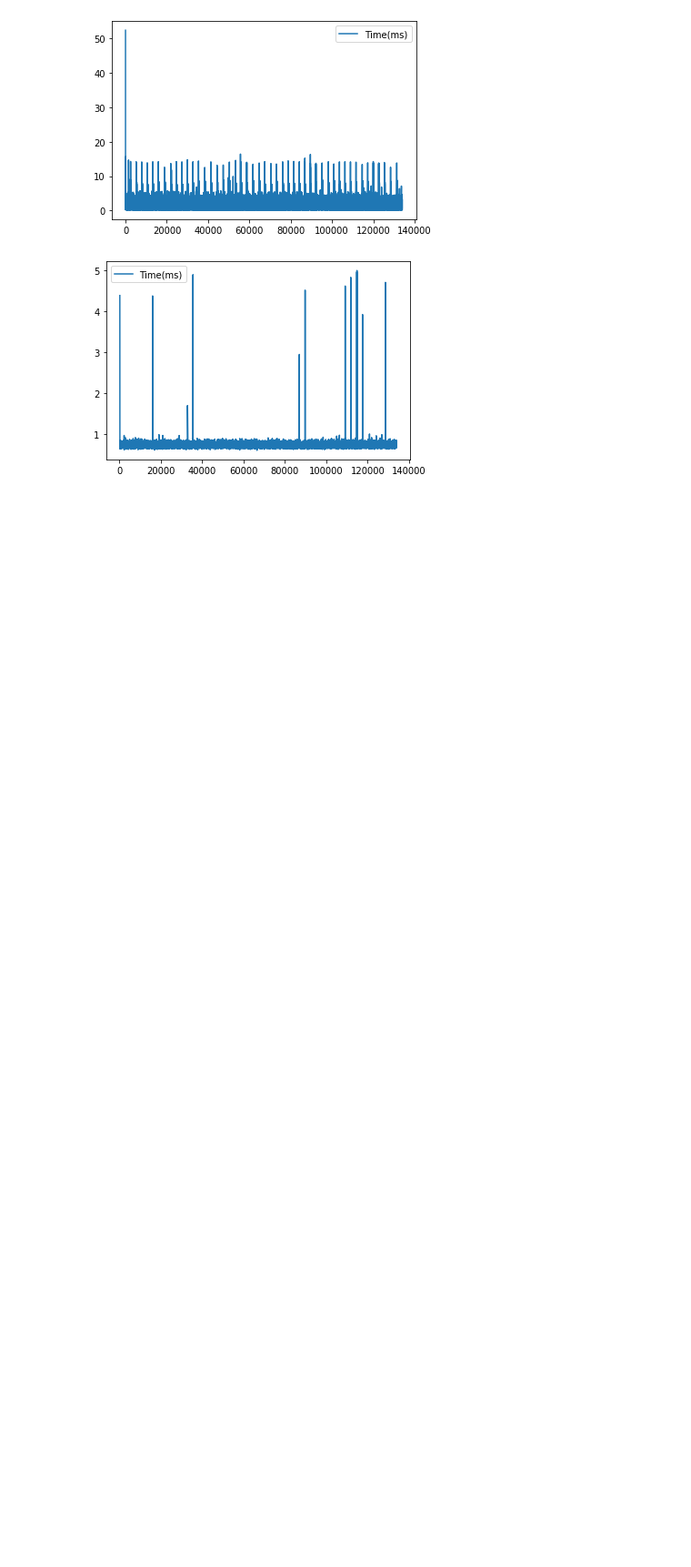
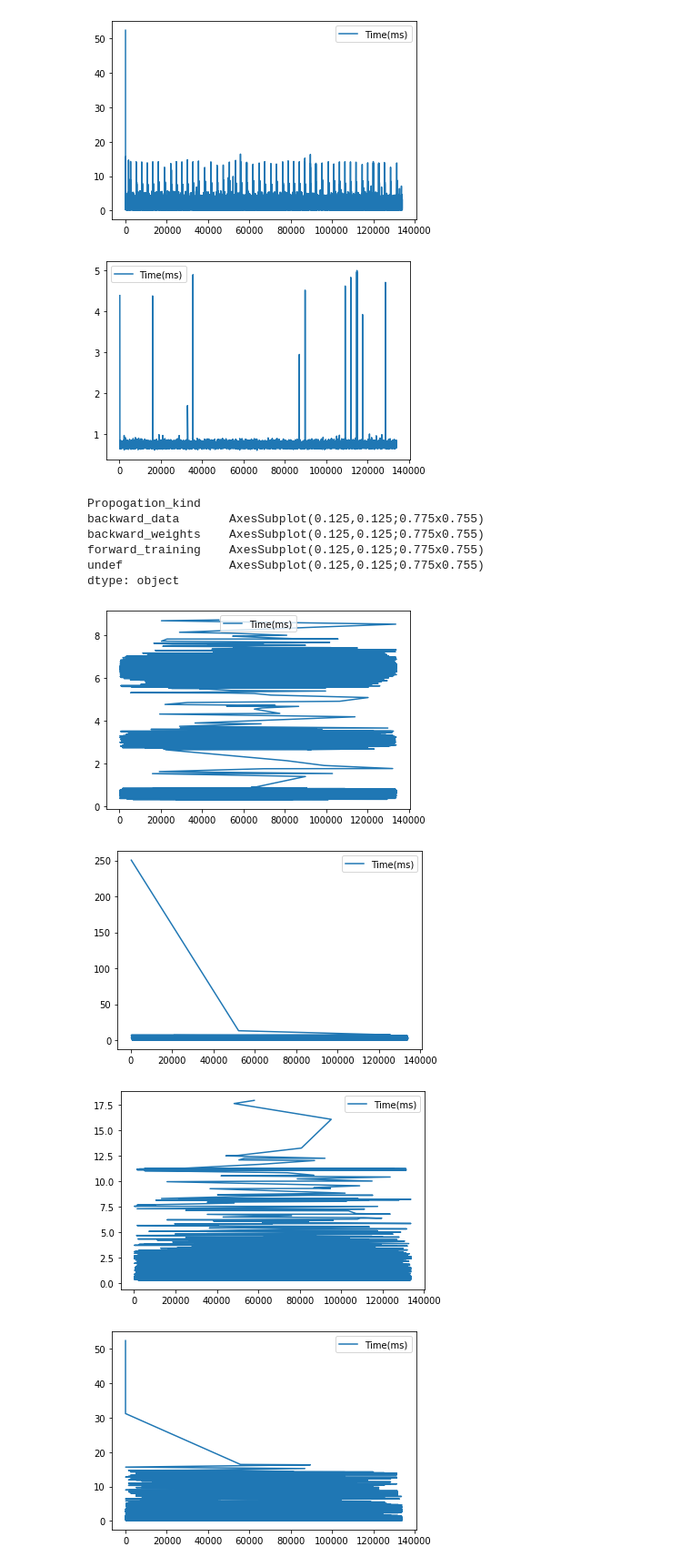
Before and after one commit to jupyter4hpc/ganymede, a Jupyter notebook: MKLDNN_Play/mkldnn_copy.ipynb, the cells around one changed output. Shown at 91% size. Saved outputs shown, nothing was run; the diff lists cells and outputs as text; code cells hidden in the pictures; blank space fills up the shorter version.

```diff
--- a/MKLDNN_Play/mkldnn_copy.ipynb
+++ b/MKLDNN_Play/mkldnn_copy.ipynb
@@ -146,3 +194,17 @@ dtype: object
 [figure]
 [figure]
 [figure]
+# %%
+groupkind_df = df.groupby(by='Propogation_kind')
+groupkind_df.plot()
+# %% [output]
+Propogation_kind
+backward_data       AxesSubplot(0.125,0.125;0.775x0.755)
+backward_weights    AxesSubplot(0.125,0.125;0.775x0.755)
+forward_training    AxesSubplot(0.125,0.125;0.775x0.755)
+undef               AxesSubplot(0.125,0.125;0.775x0.755)
+dtype: object
+[figure, added]
+[figure, added]
+[figure, added]
+[figure, added]
```
Also changed, not shown: parts of 14 cells of this notebook, 5 other files.
